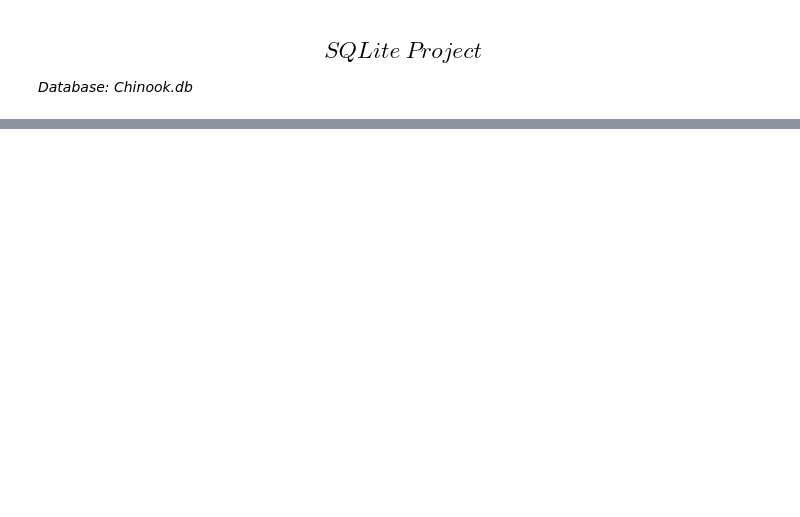
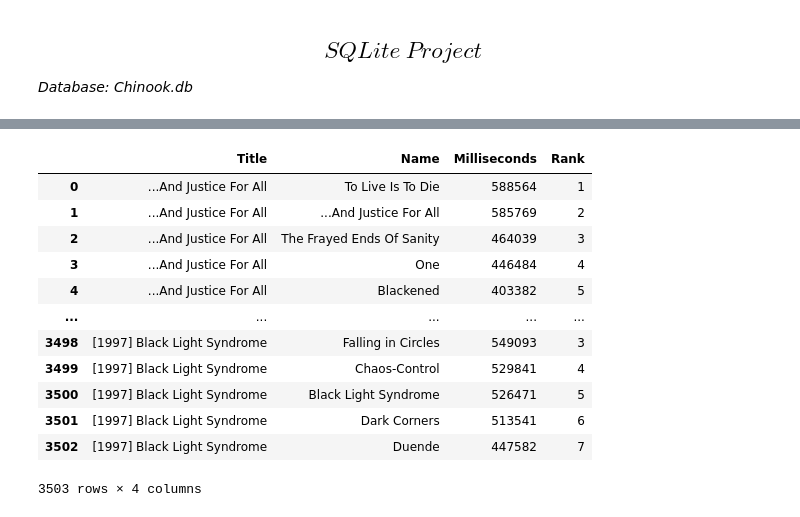
Before and after one commit to NutBodyslam053/NutBodyslam053, a Jupyter notebook: SQL/sqlite.ipynb, the cells around one changed output, grey strips where cells are left out. Cells and saved outputs as stored; diff of their text form; code cells hidden in the pictures; blank space fills up the shorter version.

```diff
--- a/SQL/sqlite.ipynb
+++ b/SQL/sqlite.ipynb
@@ -34,0 +368,28 @@ pd.read_sql(query, con=conn)
+# %%
+# Select data having running number = 1.
+query = """
+    SELECT
+        title,
+        name,
+        milliseconds,
+        RANK() OVER(PARTITION BY title ORDER BY milliseconds DESC) AS Rank
+    FROM tracks
+    JOIN albums
+        ON tracks.albumid = albums.albumid;
+"""
+
+pd.read_sql(query, con=conn)
+# %% [output]
+|  | Title | Name | Milliseconds | Rank |
+| 0 | ...And Justice For All | To Live Is To Die | 588564 | 1 |
+| 1 | ...And Justice For All | ...And Justice For All | 585769 | 2 |
+| 2 | ...And Justice For All | The Frayed Ends Of Sanity | 464039 | 3 |
+| 3 | ...And Justice For All | One | 446484 | 4 |
+| 4 | ...And Justice For All | Blackened | 403382 | 5 |
+| ... | ... | ... | ... | ... |
+| 3498 | [1997] Black Light Syndrome | Falling in Circles | 549093 | 3 |
+| 3499 | [1997] Black Light Syndrome | Chaos-Control | 529841 | 4 |
+| 3500 | [1997] Black Light Syndrome | Black Light Syndrome | 526471 | 5 |
+| 3501 | [1997] Black Light Syndrome | Dark Corners | 513541 | 6 |
+| 3502 | [1997] Black Light Syndrome | Duende | 447582 | 7 |
+3503 rows × 4 columns
```
Also changed, not shown: parts of 22 cells of this notebook.
